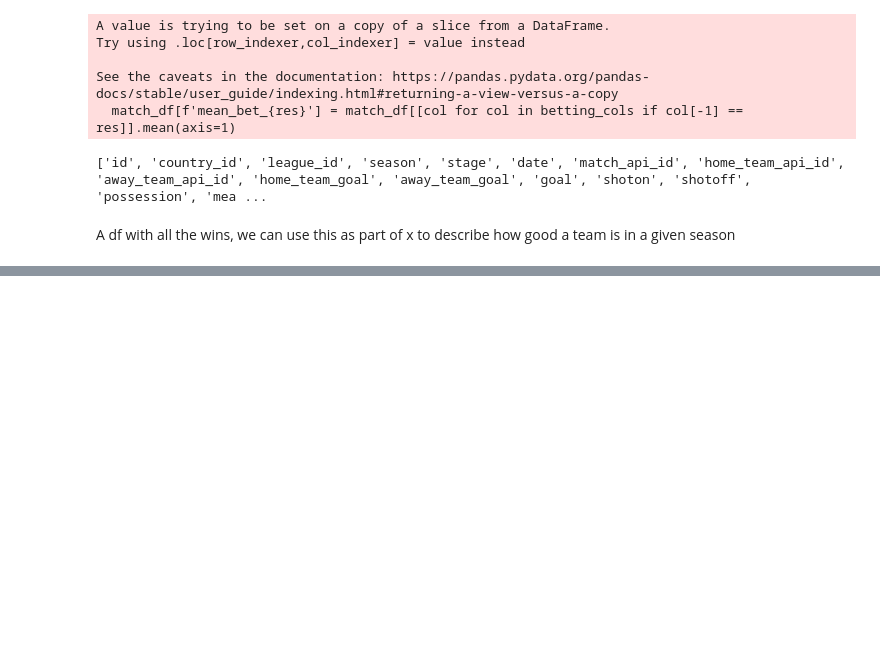
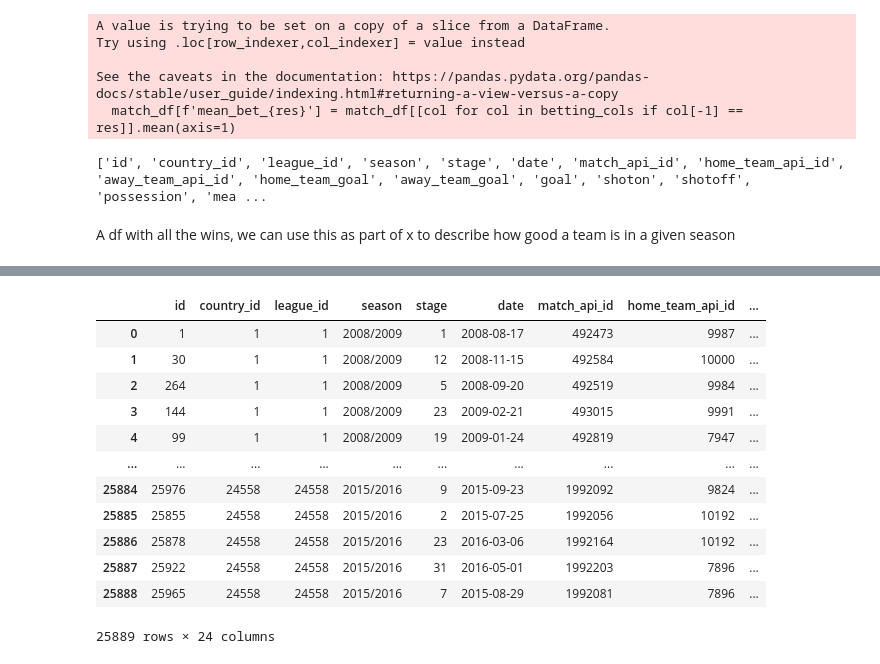
Before and after one commit to eitanbentora/Causal_Inference_in_Soccer, a Jupyter notebook: EDA.ipynb, the cells around one changed output, grey strips where cells are left out. Cells and saved outputs as stored; diff of their text form; code cells hidden in the pictures; blank space fills up the shorter version.

```diff
--- a/EDA.ipynb
+++ b/EDA.ipynb
@@ -71,17 +62,16 @@ print(list(match_df.columns))
 A df with all the wins, we can use this as part of x to describe how good a team is in a given season
 # %%
 wins = pd.read_sql_query("""
-  SELECT season, home_team_api_id, home_team AS team, SUM(home_win + away_win) as wins
+  SELECT season, home_team_api_id, SUM(home_win + away_win) as wins, SUM(draw) as draws, league_id
   FROM
     (
     SELECT MATCH.id, MATCH.home_team_api_id, Match.season, t1.team_long_name as home_team, t2.team_long_name as away_team,
       (CASE WHEN home_team_goal > away_team_goal THEN 1 ELSE 0 END) AS home_win,
       (CASE WHEN home_team_goal = away_team_goal THEN 1 ELSE 0 END) AS draw,
-      (CASE WHEN home_team_goal < away_team_goal THEN 1 ELSE 0 END) AS away_win
+      (CASE WHEN home_team_goal < away_team_goal THEN 1 ELSE 0 END) AS away_win, league_id
     FROM MATCH
     JOIN TEAM as t1 ON t1.team_api_id = MATCH.home_team_api_id
-    JOIN TEAM as t2 ON t2.team_api_id = MATCH.away_team_api_id
-    WHERE league_id = 1729)
+    JOIN TEAM as t2 ON t2.team_api_id = MATCH.away_team_api_id)
     GROUP BY home_team, season
     ORDER BY season DESC, wins DESC
   """, connection)
@@ -121,0 +78,3 @@ team
+# %%
+wins['league_points'] = 3*wins['wins'] + wins['draws']
+wins
@@ -122 +111,24 @@ team
+# %%
+win_cols = ['wins', 'draws', 'league_points']
+wins_home = wins.copy().rename({col: f"{col}_home" for col in win_cols}, axis=1)
+wins_away = wins.copy().rename({col: f"{col}_away" for col in win_cols}, axis=1)
+wins_away = wins_away.rename({'home_team_api_id': 'away_team_api_id'}, axis=1)
+match_df = match_df.merge(wins_home, on=['league_id', 'season', 'home_team_api_id'])
+match_df = match_df.merge(wins_away, on=['league_id', 'season', 'away_team_api_id'])
+
+match_df
+# %% [output]
+|  | id | country_id | league_id | season | stage | date | match_api_id | home_team_api_id | ... |
+| 0 | 1 | 1 | 1 | 2008/2009 | 1 | 2008-08-17 | 492473 | 9987 | ... |
+| 1 | 30 | 1 | 1 | 2008/2009 | 12 | 2008-11-15 | 492584 | 10000 | ... |
+| 2 | 264 | 1 | 1 | 2008/2009 | 5 | 2008-09-20 | 492519 | 9984 | ... |
+| 3 | 144 | 1 | 1 | 2008/2009 | 23 | 2009-02-21 | 493015 | 9991 | ... |
+| 4 | 99 | 1 | 1 | 2008/2009 | 19 | 2009-01-24 | 492819 | 7947 | ... |
+| ... | ... | ... | ... | ... | ... | ... | ... | ... | ... |
+| 25884 | 25976 | 24558 | 24558 | 2015/2016 | 9 | 2015-09-23 | 1992092 | 9824 | ... |
+| 25885 | 25855 | 24558 | 24558 | 2015/2016 | 2 | 2015-07-25 | 1992056 | 10192 | ... |
+| 25886 | 25878 | 24558 | 24558 | 2015/2016 | 23 | 2016-03-06 | 1992164 | 10192 | ... |
+| 25887 | 25922 | 24558 | 24558 | 2015/2016 | 31 | 2016-05-01 | 1992203 | 7896 | ... |
+| 25888 | 25965 | 24558 | 24558 | 2015/2016 | 7 | 2015-08-29 | 1992081 | 7896 | ... |
+25889 rows × 24 columns
 # %%
```
Also changed, not shown: parts of 13 cells of this notebook, 2 other files.
